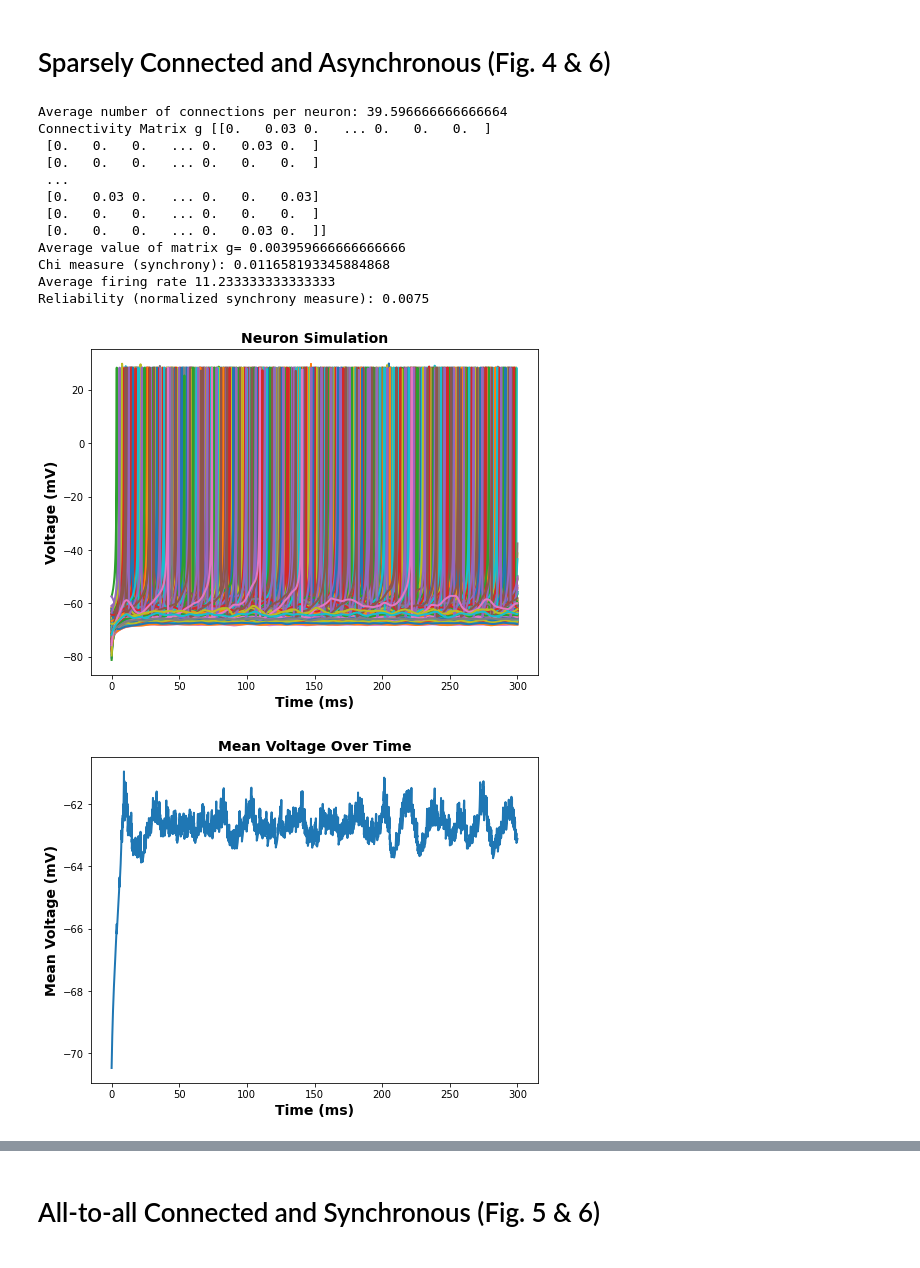
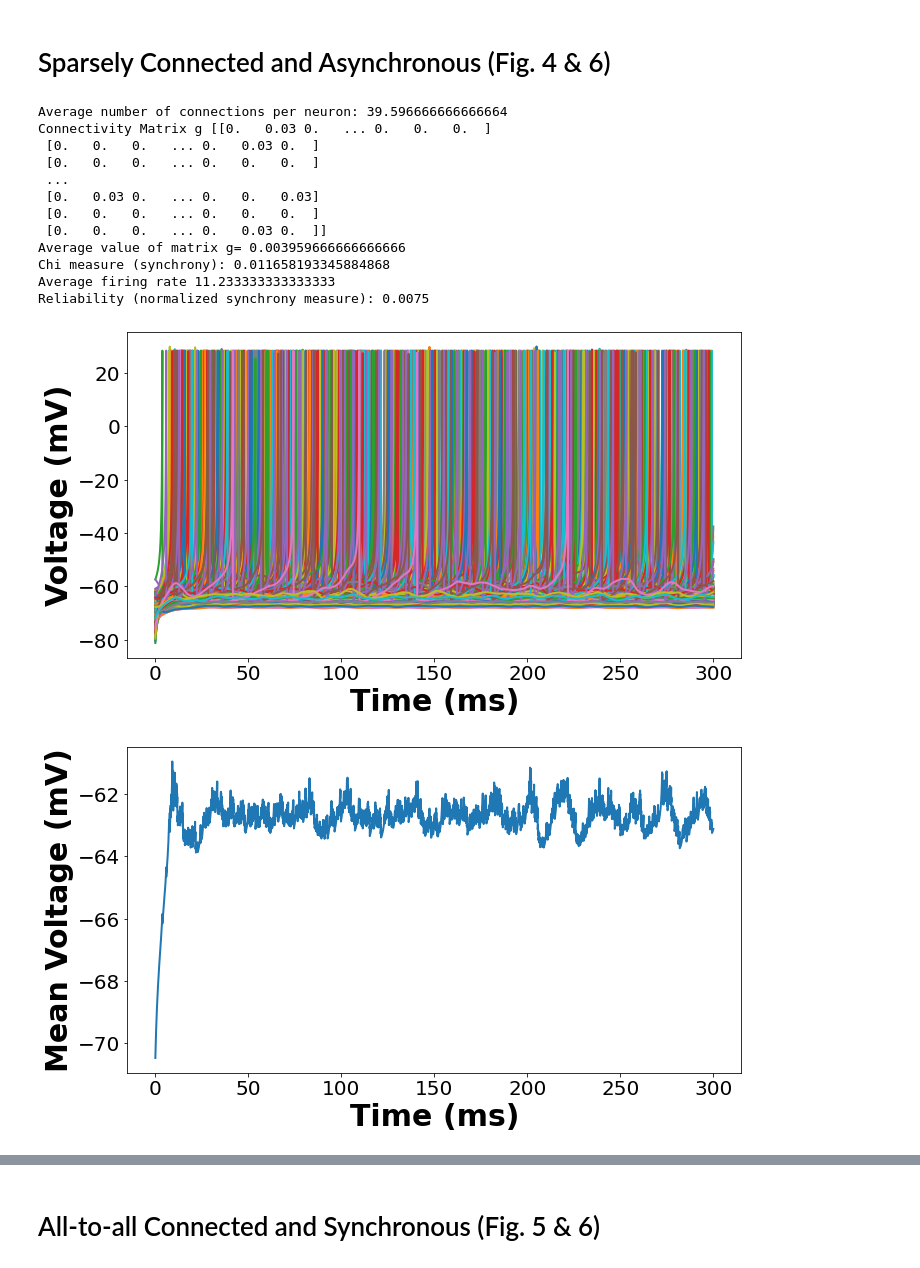
Before and after one commit to davidkelly2002/Final_Year_Thesis_Code, a Jupyter notebook: Neuron Simulation (Chapter 3).ipynb, the cells around one changed output, grey strips where cells are left out. Cells and saved outputs as stored; diff of their text form; code cells hidden in the pictures.

```diff
--- a/Neuron Simulation (Chapter 3).ipynb
+++ b/Neuron Simulation (Chapter 3).ipynb
@@ -552,44 +566,44 @@ font = {'family': 'Times', 'weight': 'normal', 'size': 18}
 plt.rc('font', **font)
 
 # Plot 1: Neuron Simulation
-plt.figure(figsize=(8, 6))
+plt.figure(figsize=(11, 6))
 plt.plot(t_all, y_all[:N, :].T, linewidth=2)
-plt.xlabel('Time (ms)', fontsize=14, fontweight='bold')
-plt.ylabel('Voltage (mV)', fontsize=14, fontweight='bold')
-plt.title('Neuron Simulation', fontsize=14, fontweight='bold')
-plt.xticks(fontsize=10)
-plt.yticks(fontsize=10)
+plt.xlabel('Time (ms)', fontsize=30, fontweight='bold')
+plt.ylabel('Voltage (mV)', fontsize=30, fontweight='bold')
+#plt.title('Neuron Simulation', fontsize=14, fontweight='bold')
+plt.xticks(fontsize=20)
+plt.yticks(fontsize=20)
 plt.savefig('NeuronModel_Asynchronous.png')
 
 # Plot 2: Mean Voltage Over Time
-plt.figure(figsize=(8, 6))
+plt.figure(figsize=(11, 6))
 plt.plot(t_all, y_all[:N, :].mean(axis=0), linewidth=2)
-plt.xlabel('Time (ms)', fontsize=14, fontweight='bold')
-plt.ylabel('Mean Voltage (mV)', fontsize=14, fontweight='bold')
-plt.title('Mean Voltage Over Time', fontsize=14, fontweight='bold')
-plt.xticks(fontsize=10)
-plt.yticks(fontsize=10)
+plt.xlabel('Time (ms)', fontsize=30, fontweight='bold')
+plt.ylabel('Mean Voltage (mV)', fontsize=30, fontweight='bold')
+#plt.title('Mean Voltage Over Time', fontsize=14, fontweight='bold')
+plt.xticks(fontsize=20)
+plt.yticks(fontsize=20)
 plt.savefig('MeanVoltage_Asynchronous.png')
 
 # Plot 3: Spike Times Scatter Plot
 spike_times = spike_times[:spikeCounter, :]
-plt.figure(figsize=(8, 6))
+plt.figure(figsize=(11, 6))
 plt.scatter(spike_times[:, 0], spike_times[:, 1], color='blue', alpha=0.6)
-plt.xlabel('Time (ms)', fontsize=14, fontweight='bold')
-plt.ylabel('Neuron', fontsize=14, fontweight='bold')
-plt.title('Spike Times', fontsize=14, fontweight='bold')
-plt.xticks(fontsize=10)
-plt.yticks(fontsize=10)
+plt.xlabel('Time (ms)', fontsize=30, fontweight='bold')
+plt.ylabel('Neuron', fontsize=30, fontweight='bold')
+#plt.title('Spike Times', fontsize=14, fontweight='bold')
+plt.xticks(fontsize=20)
+plt.yticks(fontsize=20)
 plt.savefig('SpikeTimes_Asynchronous.png')
 
 # Plot 4: Recovery Variable
 plt.figure(figsize=(8, 6))
 plt.plot(t_all, y_all[N:2*N, :].T, linewidth=2, alpha=0.8)
-plt.xlabel('Time (ms)', fontsize=14, fontweight='bold')
-plt.ylabel('Recovery Variable', fontsize=14, fontweight='bold')
-plt.title('Recovery Variable Over Time', fontsize=14, fontweight='bold')
-plt.xticks(fontsize=10)
-plt.yticks(fontsize=10)
+plt.xlabel('Time (ms)', fontsize=30, fontweight='bold')
+plt.ylabel('Recovery Variable', fontsize=30, fontweight='bold')
+#plt.title('Recovery Variable Over Time', fontsize=14, fontweight='bold')
+plt.xticks(fontsize=20)
+plt.yticks(fontsize=20)
 plt.savefig('RecoveryVariable_Asynchronous.png')
 
 
@@ -617,32 +631,32 @@ print(f"Chi measure (synchrony): {chi_value}")
 average_firing_rate = len(spike_times[spike_times[:, 0] > 100]) / (N * (T - 100))*1000
 print("Average firing rate", average_firing_rate)
 
 # Reliability calculation
 num_neurons = N
 t_R = 15.04/2 # Time constant for kernel, adjust as needed
 
 # Construct time-aligned spike matrix
 spike_matrix = np.zeros((num_neurons, len(t_all)))
 for t_spike, neuron in spike_times:
     if t_spike > 0:
         idx = np.argmin(np.abs(t_all - t_spike))
         spike_matrix[int(neuron), idx] = 1
 
 # Compute reliability
 reliability_score, convolved_trace = compute_Reliability(spike_matrix, t_all, t_R)
 print(f"Reliability (normalized synchrony measure): {reliability_score:.4f}")
 # %% [output]
 Average number of connections per neuron: 39.596666666666664
 Connectivity Matrix g [[0.   0.03 0.   ... 0.   0.   0.  ]
  [0.   0.   0.   ... 0.   0.03 0.  ]
  [0.   0.   0.   ... 0.   0.   0.  ]
  ...
  [0.   0.03 0.   ... 0.   0.   0.03]
  [0.   0.   0.   ... 0.   0.   0.  ]
  [0.   0.   0.   ... 0.   0.03 0.  ]]
 Average value of matrix g= 0.003959666666666666
 Chi measure (synchrony): 0.011658193345884868
 Average firing rate 11.233333333333333
 Reliability (normalized synchrony measure): 0.0075
-[figure, old version]
+[figure, new version]
-[figure, old version]
+[figure, new version]
```
Also changed, not shown: parts of 9 cells of this notebook, 2 other files.
